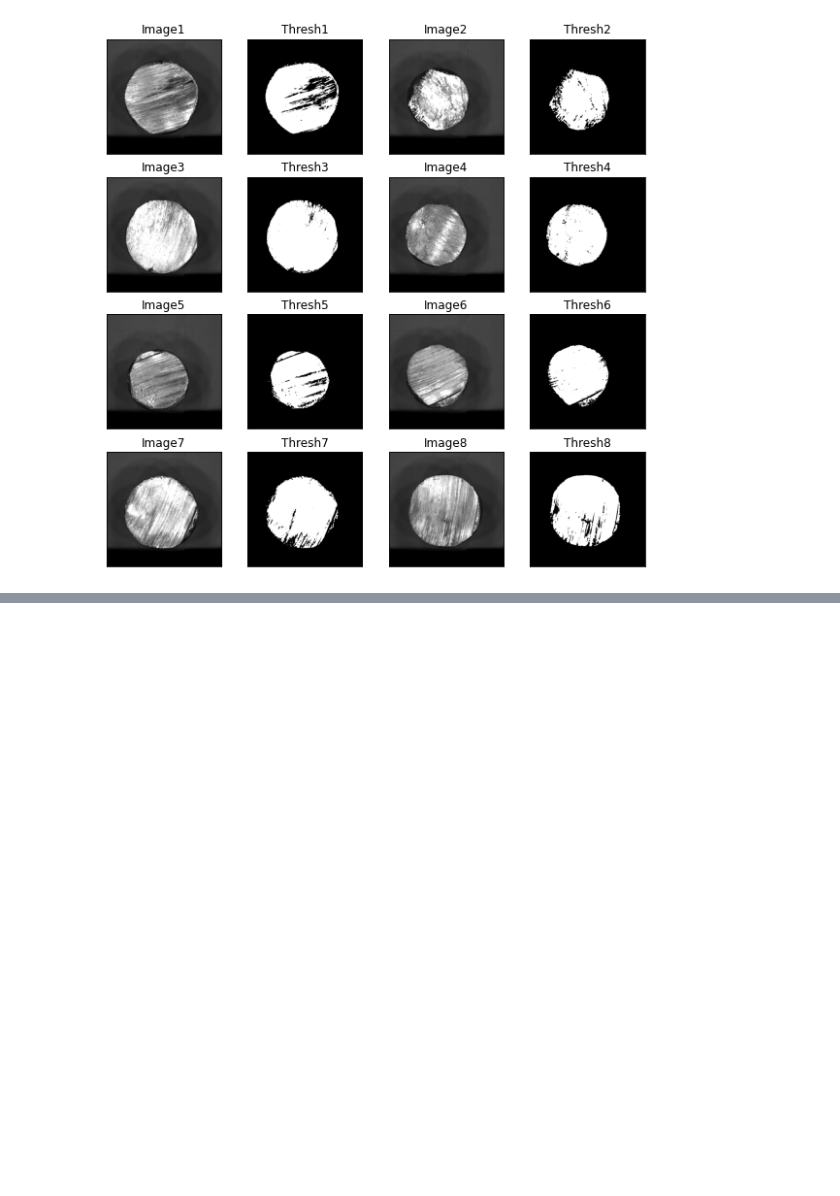
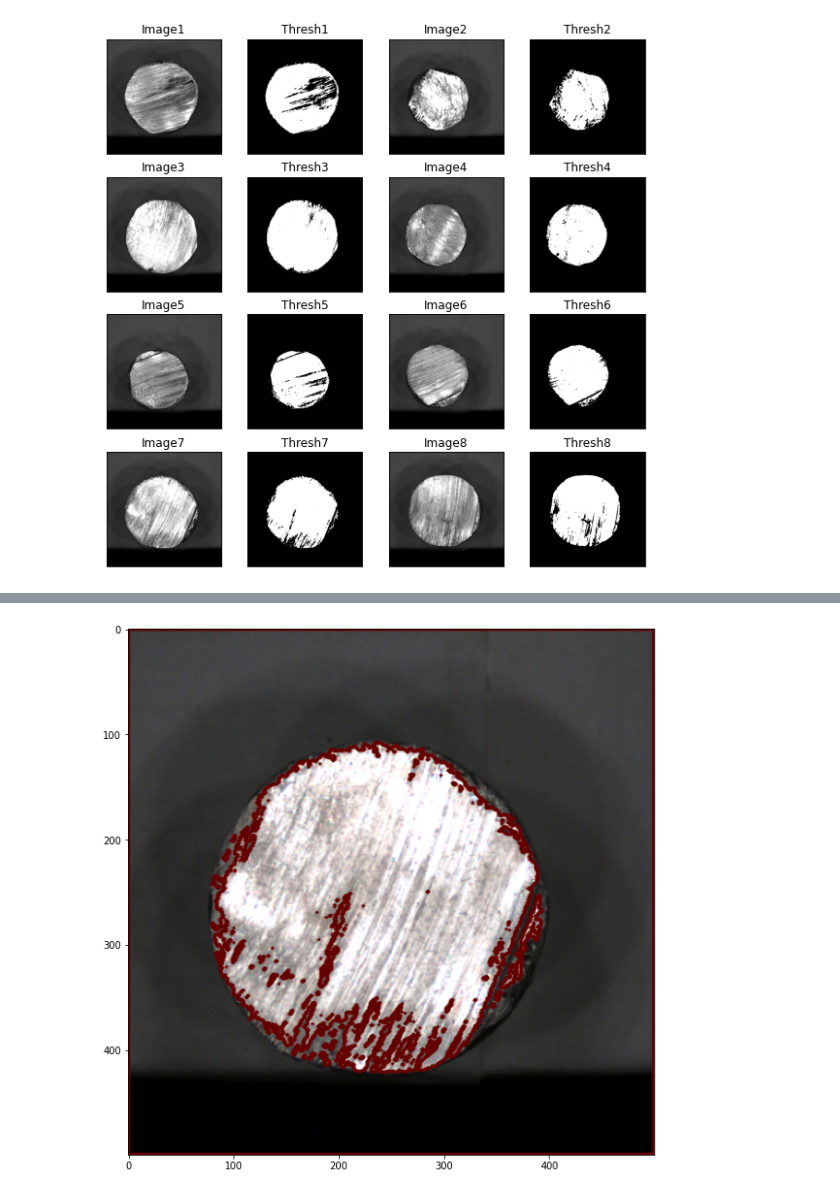
Before and after one commit to rad-mit/CS5102-Digital-Image-Processing-Project, a Jupyter notebook: Project/DIP_Project.ipynb, the cells around one changed output, grey strips where cells are left out. Cells and saved outputs as stored; diff of their text form; code cells hidden in the pictures; blank space fills up the shorter version.

```diff
--- a/Project/DIP_Project.ipynb
+++ b/Project/DIP_Project.ipynb
@@ -183,0 +220,15 @@ Gonzalez, Rafael C. and Woods, Richard E.. Digital image processing. Upper Saddl
+# %%
+## Drawing Contours using CHAIN_APPROX_SIMPLE
+
+# detect the contours on the binary image using cv2.ChAIN_APPROX_SIMPLE
+contours1, hierarchy1 = cv2.findContours(thresh2, cv2.RETR_TREE, cv2.CHAIN_APPROX_SIMPLE)
+
+# draw contours on the original image for `CHAIN_APPROX_SIMPLE`
+image_copy1 = rgb_images[6].copy()
+cv2.drawContours(image_copy1, contours1, -1, (100, 0, 0), 2, cv2.LINE_AA)
+
+# see the results
+plt.imshow(image_copy1,'gray')
+plt.show()
+# %% [output]
+[figure, added]
```
Also changed, not shown: parts of 7 cells of this notebook, 1 other file.
